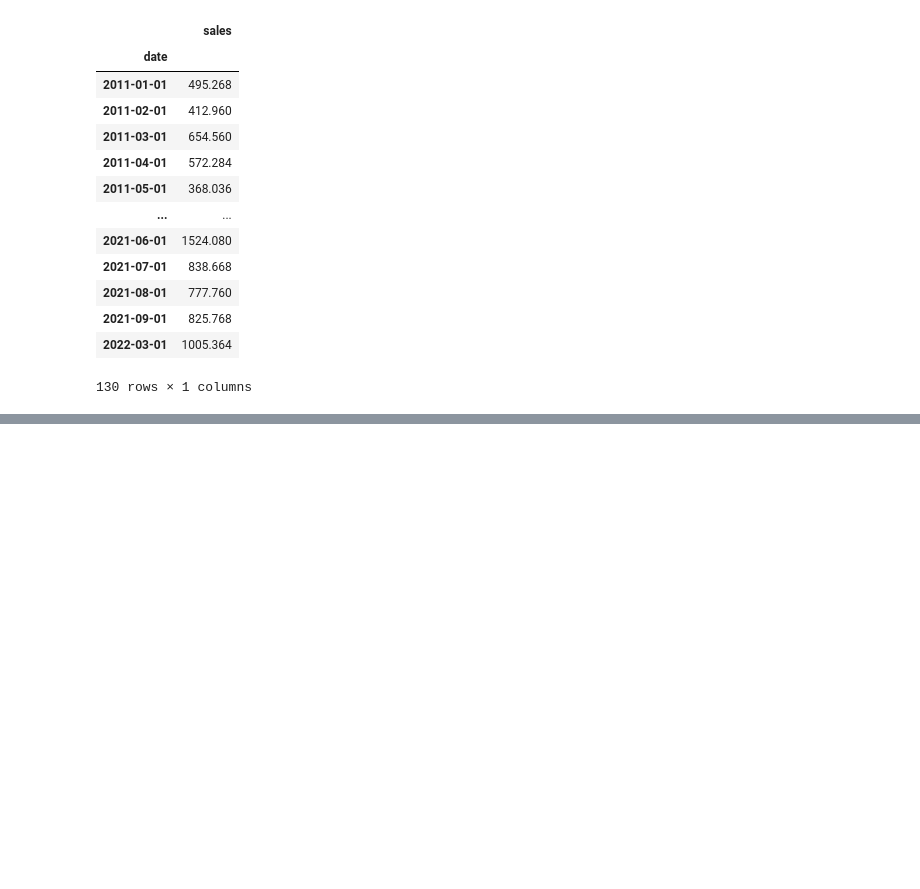
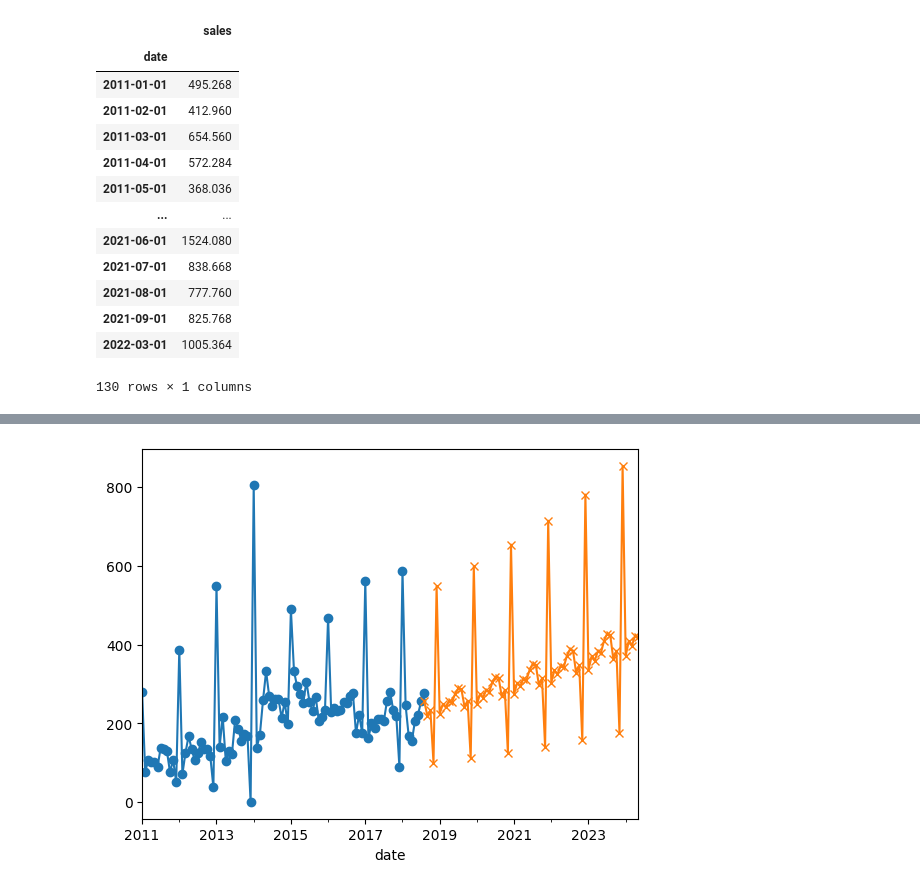
Before and after one commit to upcerbin/nmmcm3, a Jupyter notebook: A5.ipynb, the cells around one changed output, grey strips where cells are left out. Cells and saved outputs as stored; diff of their text form; code cells hidden in the pictures; blank space fills up the shorter version.

```diff
--- a/A5.ipynb
+++ b/A5.ipynb
@@ -167,0 +518,21 @@ inverse_true[0].plot(marker='o')
+# %%
+file_path = './source_data/A5.xlsx'
+raw_data = pd.read_excel(file_path)
+raw_data.columns = ['date1','id1','id2','sales','values']
+raw_data['date']=pd.to_datetime(raw_data['date1'],format="%Y%m")
+raw_data.set_index(raw_data['date'],inplace=True)
+raw_data['sales'][:-13].plot(marker='o')
+
+inverse_predict.set_index(inverse_predict['date'],inplace=True)
+# ma = inverse_predict[0].max()
+# mi = inverse_predict[0].min()
+# nmi = 120000
+# nma = 1.5e7
+# ((inverse_predict[0]-mi)/(ma-mi)*(nma-nmi)+nmi)[1:].plot(marker='x')
+# ((inverse_predict[0]-mi)/(ma-mi)*(nma-nmi)+nmi)[1:].to_excel('./temp.xlsx')
+
+(inverse_predict[0])[1:].plot(marker='x')
+# ((inverse_predict[0]-mi)/(ma-mi)*(nma-nmi)+nmi)[1:].to_excel('./temp.xlsx')
+(inverse_predict[0]).to_excel('./temp.xlsx')
+# %% [output]
+[figure, added]
```
Also changed, not shown: parts of 8 cells of this notebook, 2 other files.
